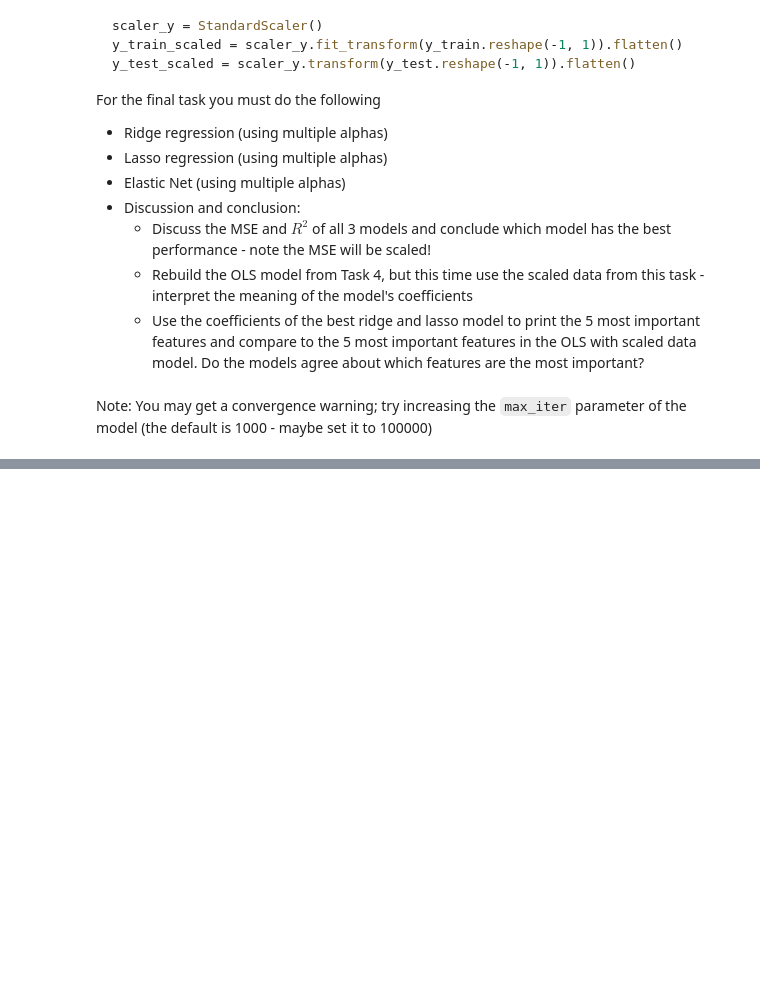
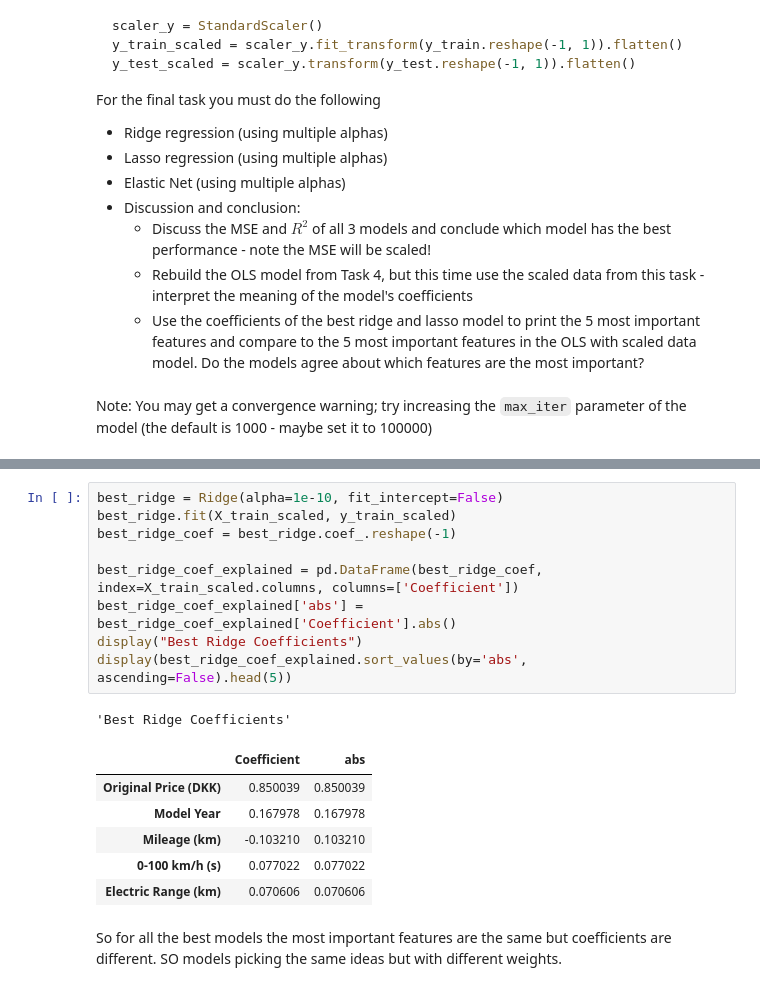
Before and after one commit to THEWhiteArrow/VIA-semester-6, a Jupyter notebook: MAL1/assignment2/2. Car prices.ipynb, the cells around one changed output, grey strips where cells are left out. Saved outputs shown, nothing was run; the diff lists cells and outputs as text; blank space fills up the shorter version.

```diff
--- a/MAL1/assignment2/2. Car prices.ipynb
+++ b/MAL1/assignment2/2. Car prices.ipynb
@@ -357,0 +420,20 @@ array([1.00000000e-10, 1.66810054e-08, 2.78255940e-06, 4.64158883e-04,
+# %%
+best_ridge = Ridge(alpha=1e-10, fit_intercept=False)
+best_ridge.fit(X_train_scaled, y_train_scaled)
+best_ridge_coef = best_ridge.coef_.reshape(-1)
+
+best_ridge_coef_explained = pd.DataFrame(best_ridge_coef, index=X_train_scaled.columns, columns=['Coefficient'])
+best_ridge_coef_explained['abs'] = best_ridge_coef_explained['Coefficient'].abs()
+display("Best Ridge Coefficients")
+display(best_ridge_coef_explained.sort_values(by='abs', ascending=False).head(5))
+# %% [output]
+'Best Ridge Coefficients'
+|  | Coefficient | abs |
+| Original Price (DKK) | 0.850039 | 0.850039 |
+| Model Year | 0.167978 | 0.167978 |
+| Mileage (km) | -0.103210 | 0.103210 |
+| 0-100 km/h (s) | 0.077022 | 0.077022 |
+| Electric Range (km) | 0.070606 | 0.070606 |
+# %% [markdown]
+So for all the best models the most important features are the same but coefficients are different.
+SO models picking the same ideas but with different weights.
```
Also changed, not shown: parts of 6 cells of this notebook.
